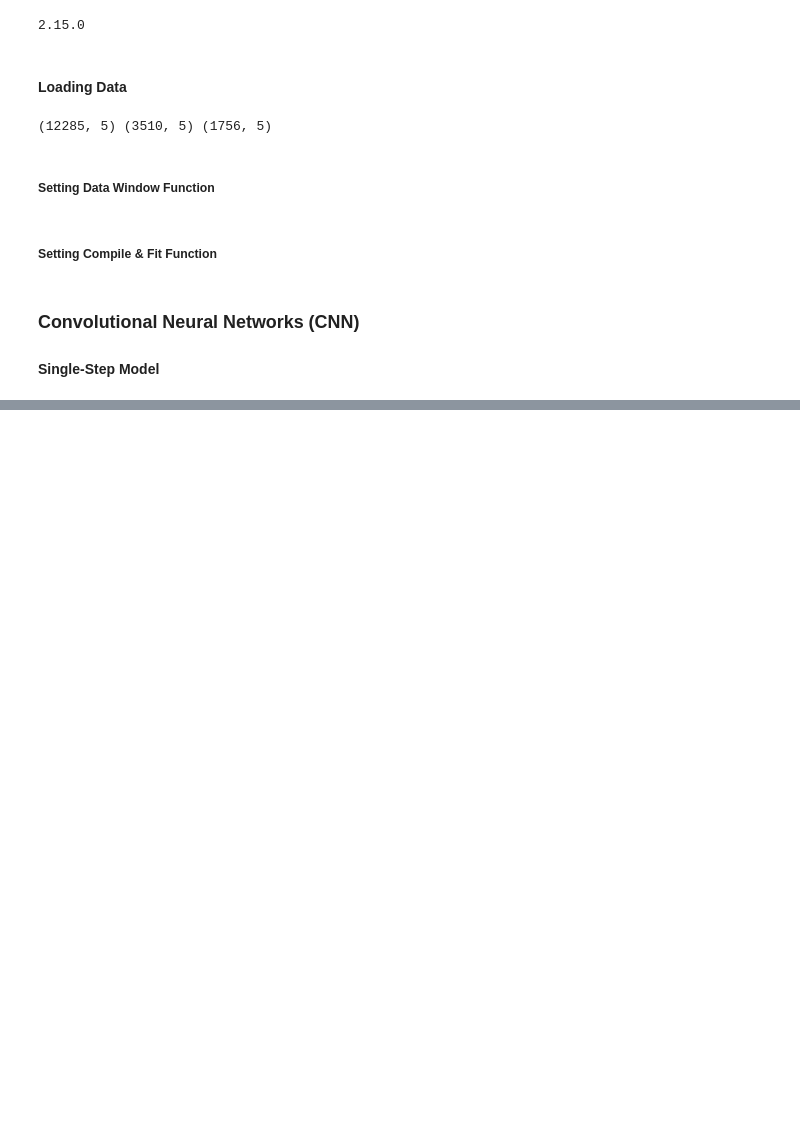
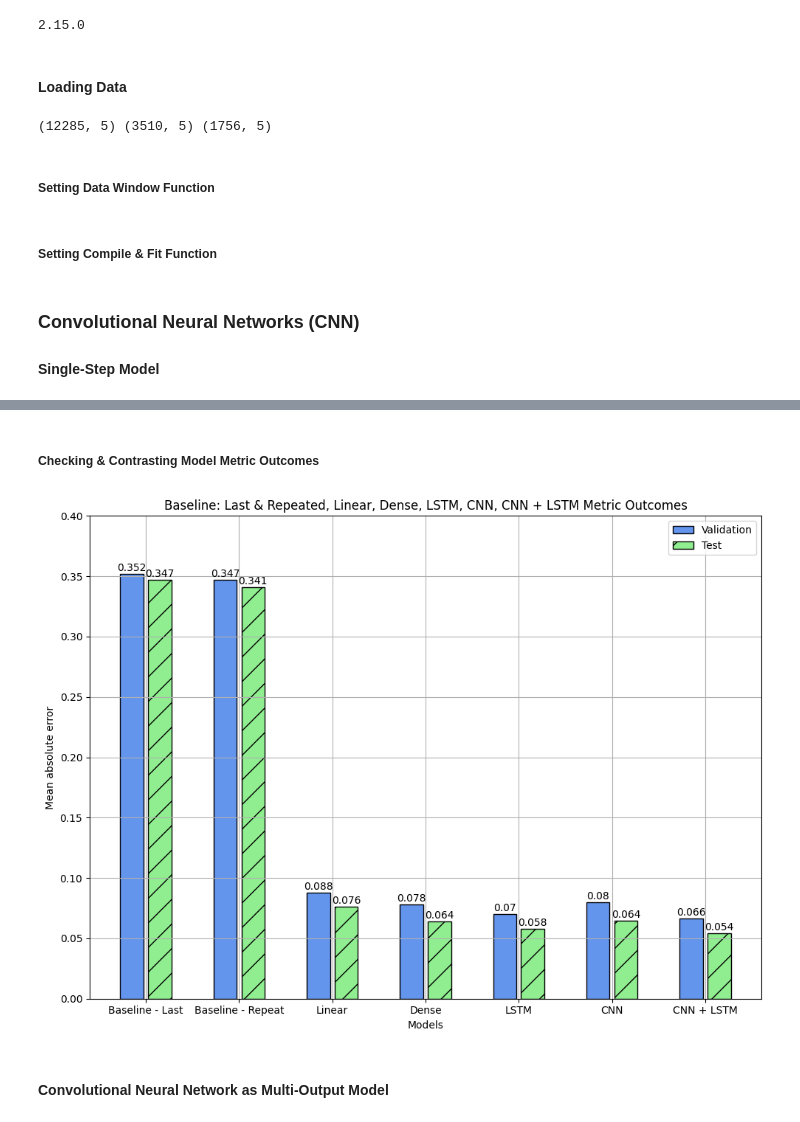
Before and after one commit to joakor89/Time_series_in_python, a Jupyter notebook: chap_16/filter_ts_CNN.ipynb, the cells around one changed output, grey strips where cells are left out. Cells and saved outputs as stored; diff of their text form; code cells hidden in the pictures; blank space fills up the shorter version.

```diff
--- a/chap_16/filter_ts_CNN.ipynb
+++ b/chap_16/filter_ts_CNN.ipynb
@@ -191,0 +320,5 @@ column_indices = {name: i for i, name in enumerate(train_df.columns)}
+# %%
+# Values obtained from chapter 15
+
+ms_mae_val = [0.352, 0.347, 0.088, 0.078, 0.070]
+ms_mae_test = [0.347, 0.341, 0.076, 0.064, 0.058]
@@ -191,0 +368,14 @@ column_indices = {name: i for i, name in enumerate(train_df.columns)}
+# %%
+# Model Set-Up
+ms_cnn_lstm_model = Sequential([
+    Conv1D(32, activation='relu', kernel_size=(KERNEL_WIDTH)),
+    # Replacing the dense layer with LSTM
+    LSTM(32, return_sequences=True),
+    Dense(1, kernel_initializer=tf.initializers.zeros),
+])
+
+# Model Training
+history = compile_and_fit(ms_cnn_lstm_model, multi_window)
+
+ms_val_performance['CNN + LSTM'] = ms_cnn_lstm_model.evaluate(multi_window.val)
+ms_performance['CNN + LSTM'] = ms_cnn_lstm_model.evaluate(multi_window.test, verbose=0)
@@ -191,0 +400,32 @@ column_indices = {name: i for i, name in enumerate(train_df.columns)}
+# %% [markdown]
+##### Checking & Contrasting Model Metric Outcomes
+# %%
+ms_mae_val.extend([v[1] for v in ms_val_performance.values()])
+ms_mae_test.extend([v[1] for v in ms_performance.values()])
+
+x = np.arange(7)
+
+labels = ['Baseline - Last', 'Baseline - Repeat', 'Linear', 'Dense', 'LSTM', 'CNN', 'CNN + LSTM']
+
+fig, ax = plt.subplots()
+ax.bar(x - 0.15, ms_mae_val, width=0.25, color='cornflowerblue', edgecolor='black', label='Validation')
+ax.bar(x + 0.15, ms_mae_test, width=0.25, color='lightgreen', edgecolor='black', hatch='/', label='Test')
+ax.set_ylabel('Mean absolute error')
+ax.set_xlabel('Models')
+
+for index, value in enumerate(ms_mae_val):
+    plt.text(x=index - 0.15, y=value+0.0025, s=str(round(value, 3)), ha='center')
+
+for index, value in enumerate(ms_mae_test):
+    plt.text(x=index + 0.15, y=value+0.0025, s=str(round(value, 3)), ha='center')
+
+plt.ylim(0, 0.4)
+plt.xticks(ticks=x, labels=labels)
+plt.legend(loc='best')
+plt.title('Baseline: Last & Repeated, Linear, Dense, LSTM, CNN, CNN + LSTM Metric Outcomes')
+plt.tight_layout()
+plt.show()
+# %% [output]
+[figure, added]
+# %% [markdown]
+#### Convolutional Neural Network as Multi-Output Model
```
Also changed, not shown: parts of 25 cells of this notebook.
